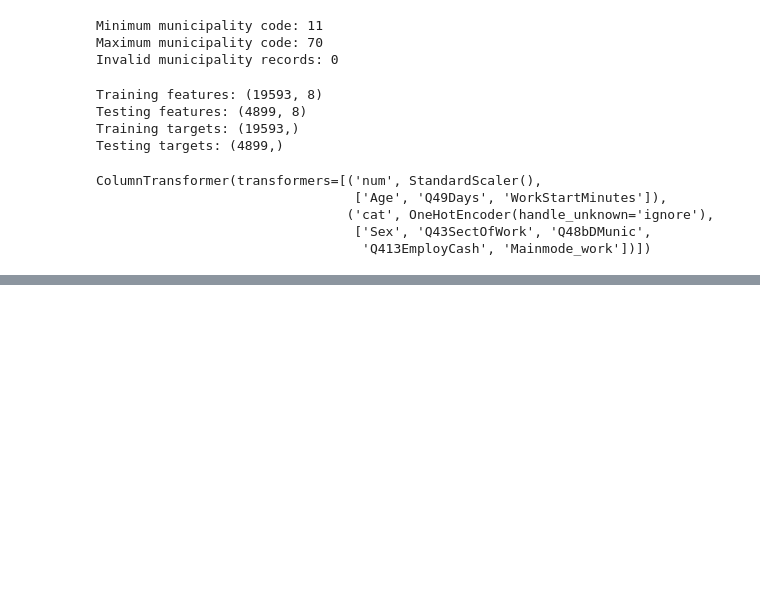
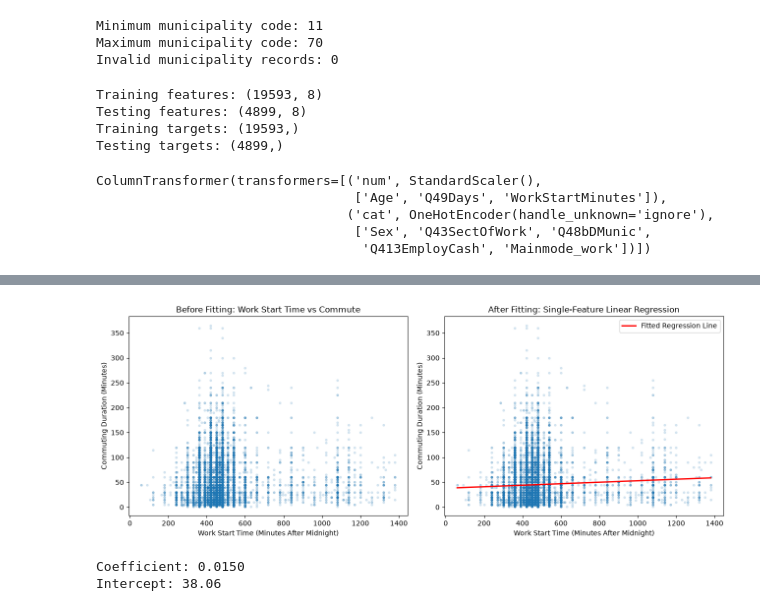
Before and after one commit to EKIRABO/linear_regression_model, a Jupyter notebook: summative/linear_regression/multivariate.ipynb, the cells around one changed output, grey strips where cells are left out. Saved outputs shown, nothing was run; the diff lists cells and outputs as text; code cells hidden in the pictures; blank space fills up the shorter version.

```diff
--- a/summative/linear_regression/multivariate.ipynb
+++ b/summative/linear_regression/multivariate.ipynb
@@ -399,0 +820,55 @@ ColumnTransformer(transformers=[('num', StandardScaler(),
+# %%
+# Selecting the numerical feature most correlated with commuting time
+feature = "WorkStartMinutes"
+
+# Preparing the feature and target
+X_single = commute_df[[feature]]
+y_single = commute_df[target]
+
+# Training a single-feature Linear Regression model
+single_model = LinearRegression()
+single_model.fit(X_single, y_single)
+
+# Generating predictions for the regression line
+x_line = np.linspace(X_single[feature].min(), X_single[feature].max(), 200)
+y_line = single_model.predict(
+    pd.DataFrame({feature: x_line})
+)
+
+# Creating before-and-after visualizations
+fig, axes = plt.subplots(1, 2, figsize=(13, 5))
+
+# Before fitting: original data
+axes[0].scatter(
+    X_single[feature], y_single,
+    alpha=0.15, s=8
+)
+axes[0].set_title("Before Fitting: Work Start Time vs Commute")
+axes[0].set_xlabel("Work Start Time (Minutes After Midnight)")
+axes[0].set_ylabel("Commuting Duration (Minutes)")
+
+# After fitting: original data with fitted regression line
+axes[1].scatter(
+    X_single[feature], y_single,
+    alpha=0.15, s=8
+)
+axes[1].plot(
+    x_line, y_line,
+    color="red", linewidth=2,
+    label="Fitted Regression Line"
+)
+axes[1].set_title("After Fitting: Single-Feature Linear Regression")
+axes[1].set_xlabel("Work Start Time (Minutes After Midnight)")
+axes[1].set_ylabel("Commuting Duration (Minutes)")
+axes[1].legend()
+
+plt.tight_layout()
+plt.show()
+
+# Displaying the learned relationship
+print(f"Coefficient: {single_model.coef_[0]:.4f}")
+print(f"Intercept: {single_model.intercept_:.2f}")
+# %% [output]
+[figure, added]
+Coefficient: 0.0150
+Intercept: 38.06
```
Also changed, not shown: parts of 13 cells of this notebook, 1 other file.
